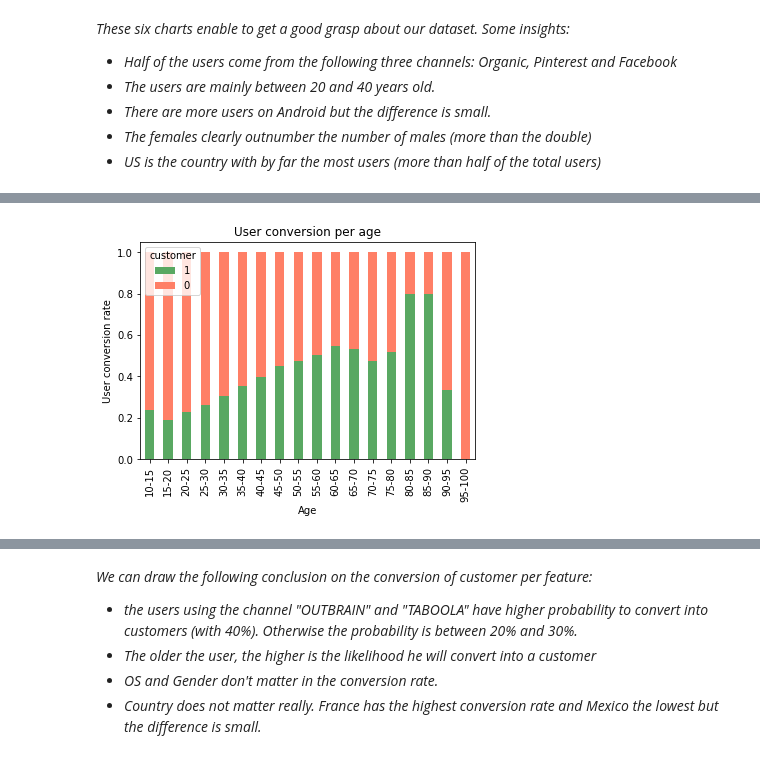
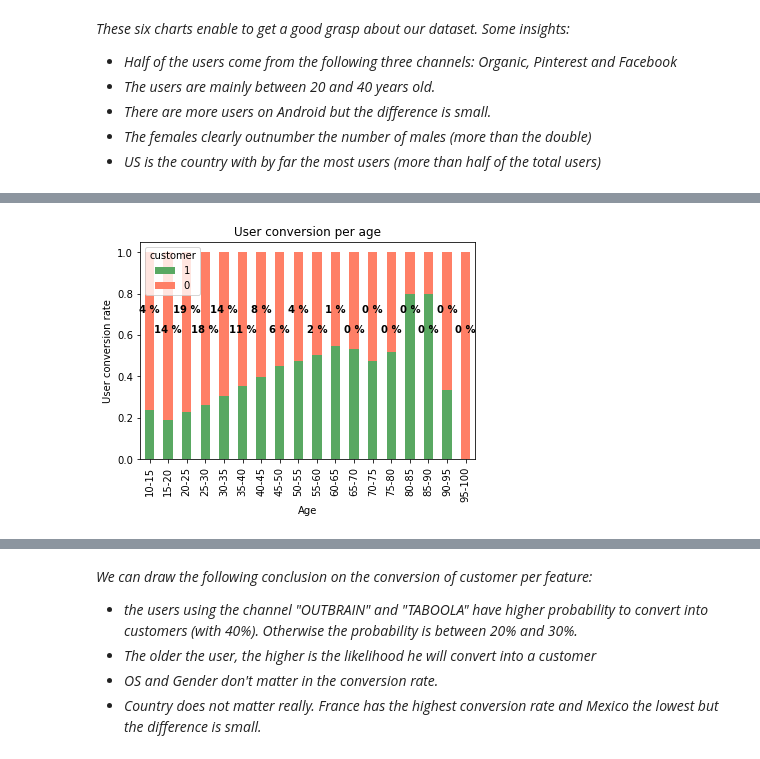
Before and after one commit to Charles1104/8fit, a Jupyter notebook: charles_verleyen_analysis_predictions.ipynb, the cells around one changed output, grey strips where cells are left out. Saved outputs shown, nothing was run; the diff lists cells and outputs as text; code cells hidden in the pictures.

Commit message:
annotation added on converted customers bar plots

```diff
--- a/charles_verleyen_analysis_predictions.ipynb
+++ b/charles_verleyen_analysis_predictions.ipynb
@@ -189,44 +189,112 @@ plt.tight_layout()
 colors = ['#59a862','#ff7f66']
 
 # channel conversion probability
+
 chan = pd.crosstab(df['channel'],df['customer'])
 chan = chan.div(chan.sum(1).astype(float), axis=0)
 chan = chan.sort_values(0)
-chan[[1,0]].plot(kind='bar', stacked=True, title='User conversion per channel',color= colors)
+
+#create a "percentages" list to store the percentage of each user per channel
+percentages = []
+for i in chan[[1,0]].index:
+    percentages.append(str(int(round((len(df[df['channel'] == i])/len(df))*100,0))) + ' %')
+
+ax = chan[[1,0]].plot(kind='bar', stacked=True, title='User conversion per channel',color= colors)
+
 plt.xlabel('Channels')
 plt.ylabel('User conversion rate')
 
+rects = ax.patches
+
+#Set the percentage on each bar
+for rect, label, i in zip(rects, percentages, [1,0]*6+[1]):
+    ax.text(rect.get_x() + rect.get_width()/2, 0.5 + i * 0.1 , label, ha='center', va='bottom',weight ='bold')
+
 # age conversion probability
+
 bins = [10, 15, 20, 25, 30, 35, 40, 45, 50, 55, 60, 65, 70, 75, 80, 85, 90, 95, 100]
 group_names = ['10-15', '15-20', '20-25', '25-30',
                '30-35', '35-40','40-45', '45-50', '50-55', '55-60','60-65',
                '65-70','70-75','75-80','80-85','85-90','90-95','95-100' ]
 df['age_groups'] = pd.cut(df['age'], bins, labels = group_names)
+
+percentages = []
+
+for i in df.groupby('age_groups')['user_id'].count():
+    percentages.append(str(int(round(i/len(df)*100,0))) + ' %')
+
 age = pd.crosstab(df['age_groups'], df['customer'])
 age = age.div(age.sum(1).astype(float), axis=0)
-age[[1,0]].plot(kind='bar', stacked=True, title='User conversion per age', color= colors)
+
+ax2 = age[[1,0]].plot(kind='bar', stacked=True, title='User conversion per age', color= colors)
+
 plt.xlabel('Age')
 plt.ylabel('User conversion rate')
+
+rects = ax2.patches
+
+#Set the percentage on each bar
+for rect, label, i in zip(rects, percentages, [1,0]*9):
+    ax2.text(rect.get_x() + rect.get_width()/2, 0.6 + i * 0.1 , label, ha='center', va='bottom',weight ='bold')
 
 # os conversion probability
 os = pd.crosstab(df['os'],df['customer'])
 os = os.div(os.sum(1).astype(float), axis=0)
-os[[1,0]].plot(kind='bar', stacked=True, title='User conversion per OS', color= colors)
+
+#create a "percentages" list to store the percentage of each user per channel
+percentages = []
+for i in os[[1,0]].index:
+    percentages.append(str(int(round((len(df[df['os'] == i])/len(df))*100,0))) + ' %')
+
+ax3 = os[[1,0]].plot(kind='bar', stacked=True, title='User conversion per OS', color= colors)
+
 plt.xlabel('OS')
 plt.ylabel('User conversion rate')
+
+rects = ax.patches
+
+#Set the percentage on each bar
+for rect, label in zip(rects, percentages):
+    ax3.text(rect.get_x() + rect.get_width()/2, 0.5 , label, ha='center', va='bottom',weight ='bold')
 
 # gender conversion probability
 gender = pd.crosstab(df['gender'],df['customer'])
 gender = gender.div(gender.sum(1).astype(float), axis=0)
-gender[[1,0]].plot(kind='bar', stacked=True, title='User conversion per gender', color= colors)
+
+#create a "percentages" list to store the percentage of each user per channel
+percentages = []
+for i in gender[[1,0]].index:
+    percentages.append(str(int(round((len(df[df['gender'] == i])/len(df))*100,0))) + ' %')
+
+ax4 = gender[[1,0]].plot(kind='bar', stacked=True, title='User conversion per gender', color= colors)
+
 plt.xlabel('Gender')
 plt.ylabel('User conversion rate')
+
+rects = ax.patches
+
+#Set the percentage on each bar
+for rect, label in zip(rects, percentages):
+    ax4.text(rect.get_x() + rect.get_width()/2, 0.5 , label, ha='center', va='bottom',weight ='bold')
 
 # country conversion probability
 country = pd.crosstab(df['country'],df['customer'])
 country = country.div(country.sum(1).astype(float), axis=0)
 country = country.sort_values(0)
-country[[1,0]].plot(kind='bar', stacked=True, title='User conversion per country', color= colors)
+
+#create a "percentages" list to store the percentage of each user per channel
+percentages = []
+for i in country.index:
+    percentages.append(str(int(round((len(df[df['country'] == i])/len(df))*100,0))) + ' %')
+
+ax5 = country[[1,0]].plot(kind='bar', stacked=True, title='User conversion per country', color= colors)
+
 plt.xlabel('Country')
 plt.ylabel('User conversion rate')
+
+rects = ax.patches
+
+#Set the percentage on each bar
+for rect, label in zip(rects, percentages):
+    ax5.text(rect.get_x() + rect.get_width()/2, 0.5 , label, ha='center', va='bottom',weight ='bold')
 # %% [output]
@@ -235 +302 @@ plt.ylabel('User conversion rate')
-[figure, old version]
+[figure, new version]
```
Also changed, not shown: parts of 1 cell of this notebook.
